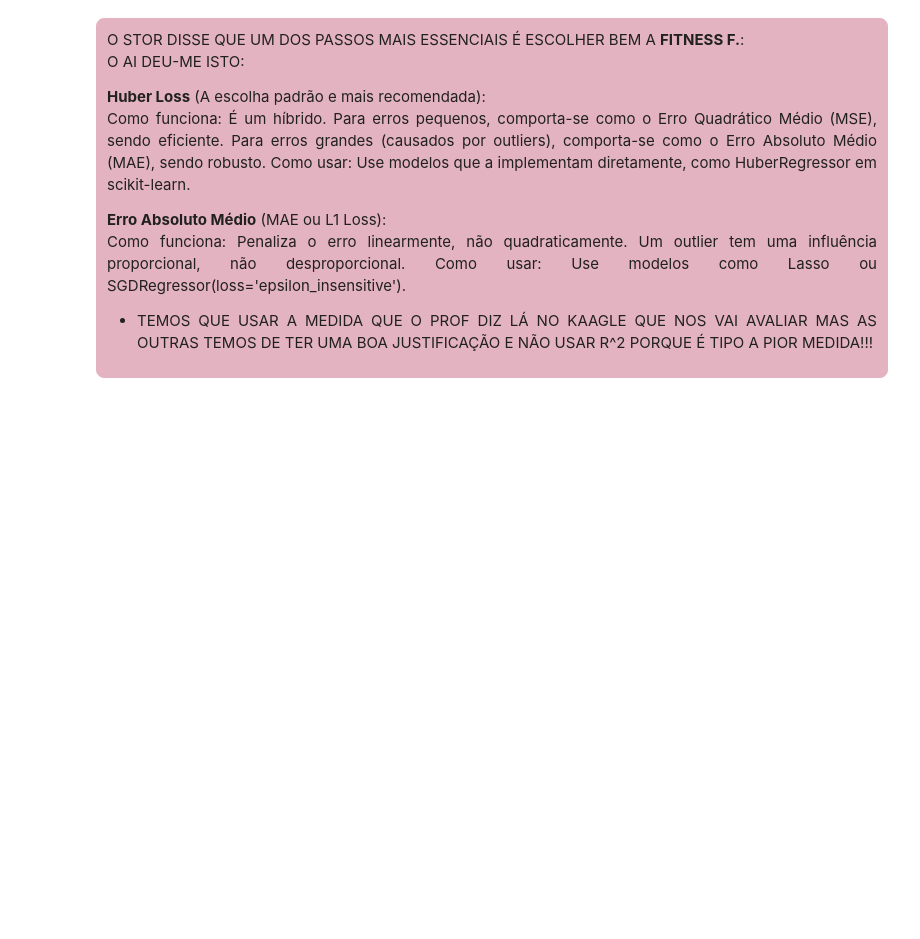
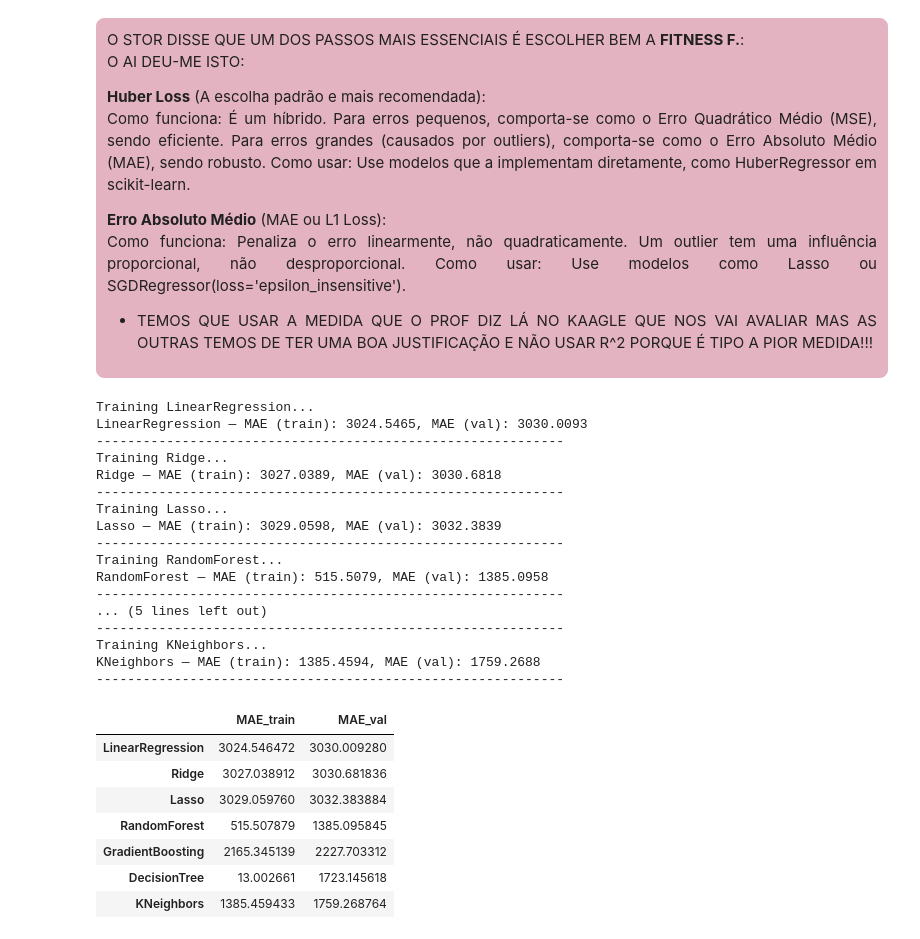
Before and after one commit to Filipa2002/Cars4You-Expediting-Car-Evaluations-with-ML, a Jupyter notebook: car_evaluations_group37 - part2.ipynb, the cells around one changed output. Saved outputs shown, nothing was run; the diff lists cells and outputs as text; code cells hidden in the pictures; blank space fills up the shorter version.

```diff
--- a/car_evaluations_group37 - part2.ipynb
+++ b/car_evaluations_group37 - part2.ipynb
@@ -336,0 +382,12 @@ print("Selected Features (RFE):", selected_features_rfe)
+# %%
+from sklearn.feature_selection import RFECV
+from sklearn.linear_model import LinearRegression
+from sklearn.model_selection import KFold
+
+rfecv = RFECV(
+    estimator=LinearRegression(), step=1,
+    scoring="neg_mean_absolute_error",
+    cv=KFold(5, shuffle=True, random_state=42), n_jobs=-1
+)
+rfecv.fit(X_train, y_train)
+selected = X_train.columns[rfecv.support_].tolist()
@@ -433,48 +524,70 @@ Como usar: Use modelos como Lasso ou SGDRegressor(loss='epsilon_insensitive').
 # Model definitions
 models = {
     "LinearRegression": LinearRegression(),
     "Ridge": Ridge(),
     "Lasso": Lasso(),
     "RandomForest": RandomForestRegressor(),
     "GradientBoosting": GradientBoostingRegressor(),
     "DecisionTree": DecisionTreeRegressor(),
     "KNeighbors": KNeighborsRegressor()
 }
 
 # Dictionary to store results
 results = {}
 
 # Iterate over each model
 for model_name, model in models.items():
     print(f"Training {model_name}...")
 
     # Train the model
     model.fit(X_train, y_train)
 
-    # Predict on validation set
-    y_pred = model.predict(X_val)
+    # Predictions
+    y_train_pred = model.predict(X_train)
+    y_val_pred   = model.predict(X_val)
 
     # Calculate metrics
-    mae = mean_absolute_error(y_val, y_pred)
-    mse = mean_squared_error(y_val, y_pred)
-    rmse = np.sqrt(mse)
-    r2 = r2_score(y_val, y_pred)
+    mae_train = mean_absolute_error(y_train, y_train_pred)
+    mae_val   = mean_absolute_error(y_val, y_val_pred)
+    rmse_val  = np.sqrt(mean_squared_error(y_val, y_val_pred))
+    r2_val    = r2_score(y_val, y_val_pred)
 
     # Store results
     results[model_name] = {
-        "MAE": mae,
-        "MSE": mse,
-        "RMSE": rmse,
-        "R2": r2
+        "MAE_train": mae_train,
+        "MAE_val": mae_val
     }
 
     # Print results
-    print(f"{model_name} MAE: {mae:.4f}")
-    print(f"{model_name} RMSE: {rmse:.4f}")
-    print(f"{model_name} R²: {r2:.4f}")
-    print("-" * 50)
+    print(f"{model_name} — MAE (train): {mae_train:.4f}, MAE (val): {mae_val:.4f}")
+    print("-" * 60)
 
-# Print summary of all models
-print("\nModel Evaluation Results Summary:")
-for model_name, metrics in results.items():
-    print(f"{model_name}: MAE = {metrics['MAE']:.4f}, RMSE = {metrics['RMSE']:.4f}, R² = {metrics['R2']:.4f}")
+# Summary table
+results_df = pd.DataFrame(results).T
+display(results_df)
+# %% [output]
+Training LinearRegression...
+LinearRegression — MAE (train): 3024.5465, MAE (val): 3030.0093
+------------------------------------------------------------
+Training Ridge...
+Ridge — MAE (train): 3027.0389, MAE (val): 3030.6818
+------------------------------------------------------------
+Training Lasso...
+Lasso — MAE (train): 3029.0598, MAE (val): 3032.3839
+------------------------------------------------------------
+Training RandomForest...
+RandomForest — MAE (train): 515.5079, MAE (val): 1385.0958
+------------------------------------------------------------
+... (5 lines left out)
+------------------------------------------------------------
+Training KNeighbors...
+KNeighbors — MAE (train): 1385.4594, MAE (val): 1759.2688
+------------------------------------------------------------
+|  | MAE_train | MAE_val |
+| LinearRegression | 3024.546472 | 3030.009280 |
+| Ridge | 3027.038912 | 3030.681836 |
+| Lasso | 3029.059760 | 3032.383884 |
+| RandomForest | 515.507879 | 1385.095845 |
+| GradientBoosting | 2165.345139 | 2227.703312 |
+| DecisionTree | 13.002661 | 1723.145618 |
+| KNeighbors | 1385.459433 | 1759.268764 |
```
Also changed, not shown: parts of 36 cells of this notebook, 11 other files.
